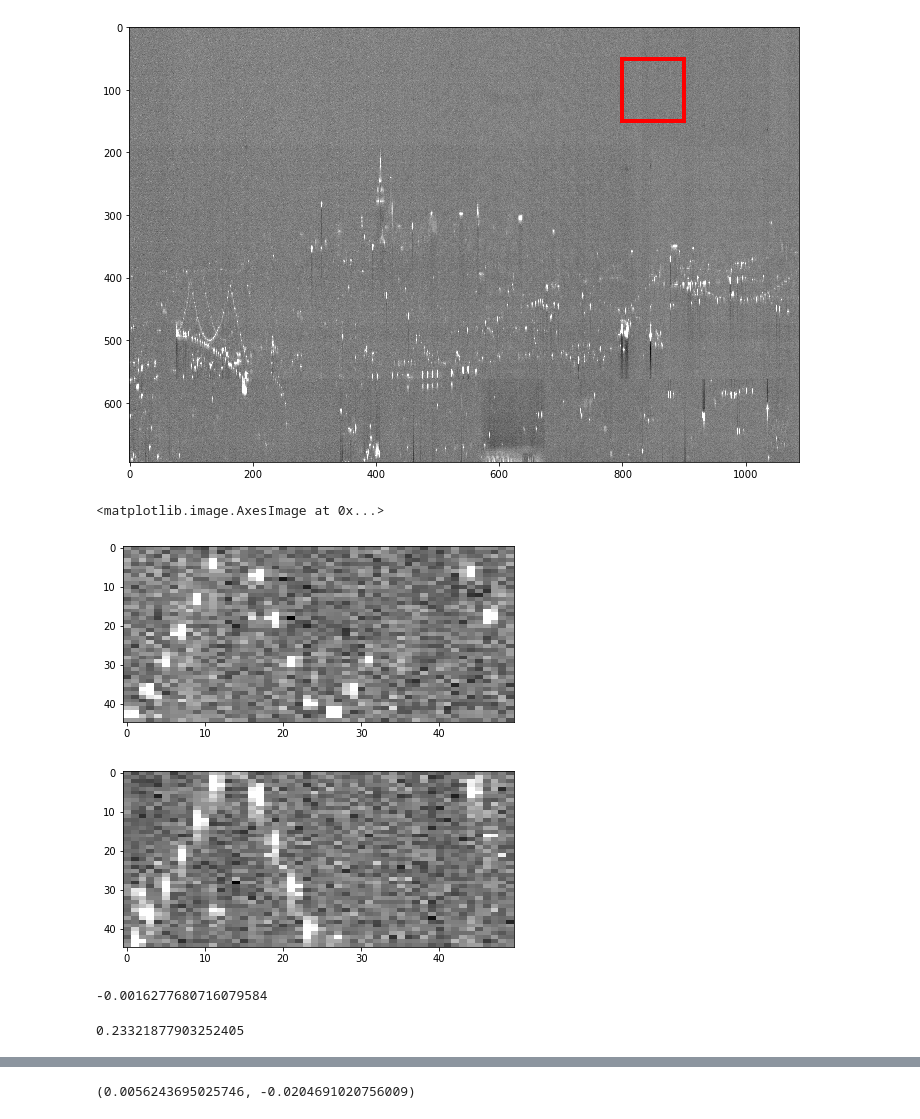
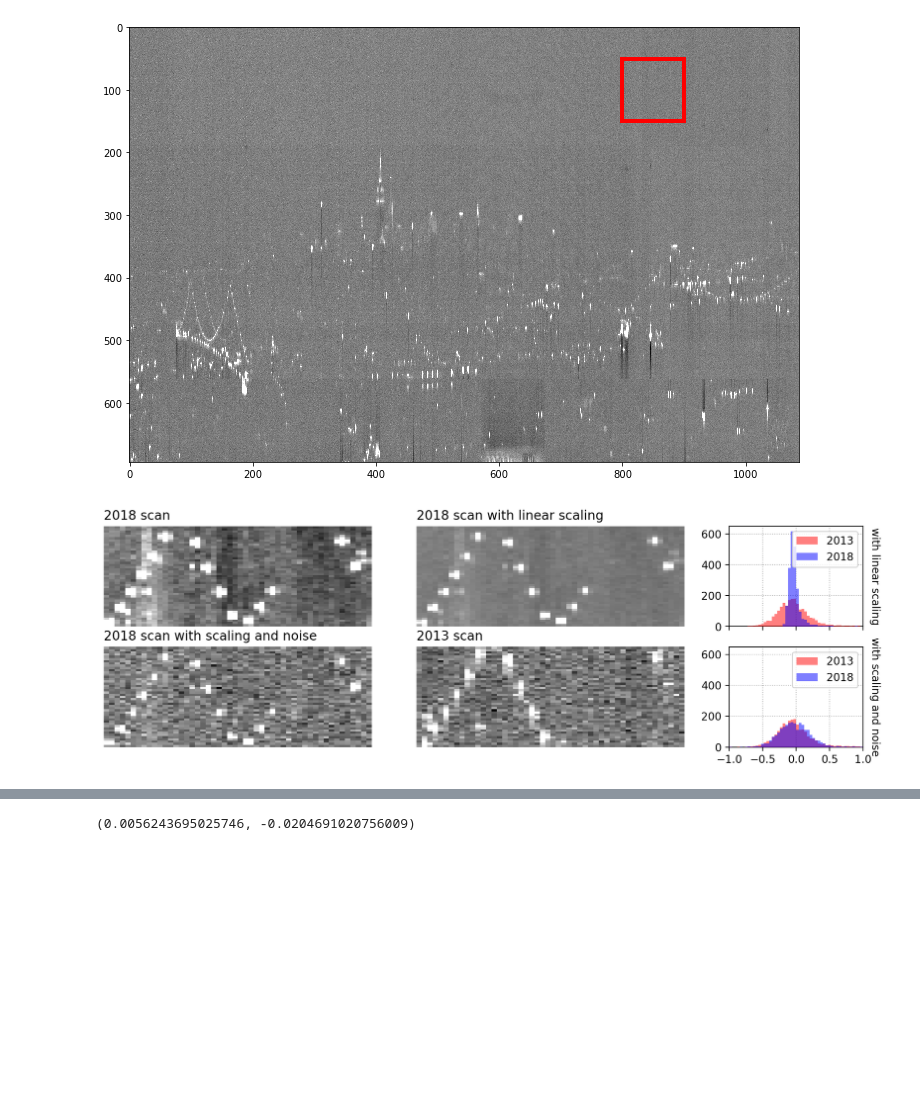
Before and after one commit to gdobler/lighting-tech-changeover, a Jupyter notebook: ltco/Sensor_Sensitivity_Correction.ipynb, the cells around one changed output, grey strips where cells are left out. Cells and saved outputs as stored; diff of their text form; code cells hidden in the pictures; blank space fills up the shorter version.

Commit message:
updated plotting

```diff
--- a/ltco/Sensor_Sensitivity_Correction.ipynb
+++ b/ltco/Sensor_Sensitivity_Correction.ipynb
@@ -74,14 +80,44 @@ img3 = img_L1 * slp + off + np.random.randn(nrow, ncol) * sig
 # %%
-# plt.imshow(0.25 * img_L1[420:465, 150:200] - 0.0016 + np.random.randn(45, 50) * 0.19, aspect=0.5, clim=[-1, 4.5])
-plt.imshow(img3[420:465, 150:200], aspect=0.5, clim=[-1, 1])
+# -- make a 4-panel plot showing original HSI1, scaled HSI1, final HSI1, and HSI0
+fig, ax = plt.subplots(2, 3, figsize=(10.5, 3.5), gridspec_kw={"width_ratios": [2, 2, 1]}, dpi=200)
+fig.subplots_adjust(0.03, 0.09, 0.97, 0.91)
 
-plt.figure()
-plt.imshow(img_L0[420:465, 150:200], aspect=0.5, clim=[-1, 1])
+# -- define patches
+patch_L1_scl = img_L1_scl[pat_rr[0]:pat_rr[1], pat_cc[0]:pat_cc[1]]
+patch_L1_fnl = img_L1_fnl[pat_rr[0]:pat_rr[1], pat_cc[0]:pat_cc[1]]
+
+# -- set up labels
+labs_im = ["2018 scan", "2018 scan with linear scaling", "2018 scan with scaling and noise", "2013 scan"]
+labs_hs = ["with linear scaling", "with scaling and noise"]
+
+# -- plot patches
+for ii, timg in enumerate([patch_L1, patch_L1_scl, patch_L1_fnl, patch_L0]):
+    ir = ii // 2
+    ic = ii % 2
+    ax[ir, ic].imshow(timg, aspect="auto", clim=[-1, 1])
+    ax[ir, ic].set_title(labs_im[ii], loc="left")
+    ax[ir, ic].axis("off")
+
+
+# -- add histograms
+
+for ii, timgs in enumerate(((patch_L0, patch_L1_scl), (patch_L0, patch_L1_fnl))):
+    ax[ii, 2].hist(timgs[0].flatten(), bins=50, range=[-1, 1], alpha=0.5, color="red", zorder=3)
+    ax[ii, 2].hist(timgs[1].flatten(), bins=50, range=[-1, 1], alpha=0.5, color="blue", zorder=3)
+    ax[ii, 2].set_xlim(-1, 1)
+    ax[ii, 2].set_ylim(0, 650)
+    ax[ii, 2].grid(True, ls=":", zorder=0)
+    ax[ii, 2].text(1.1, 325, labs_hs[ii], va="center", rotation=-90)
+    ax[ii, 2].legend(["2013", "2018"])
+
+    if ii == 0:
+        ax[ii, 2].set_xticklabels("")
+
+
+# -- show figure
+fig.show()
+
+# -- save figure
+fig.savefig("../output/scaling_noise_alignment.png")
 # %% [output]
-<matplotlib.image.AxesImage at 0x...>
-[figure, old version]
+[figure, new version]
-[figure, removed]
-# %%
-off
-# %% [output]
--0.0016277680716079584
@@ -91,4 +123,0 @@ patch_i3_2 = img3[420:465, 150:200]
-# %%
-(patch_i3_2[patch_i3_2 < 1.0]).std()
-# %% [output]
-0.23321877903252405
```
Also changed, not shown: parts of 7 cells of this notebook.
